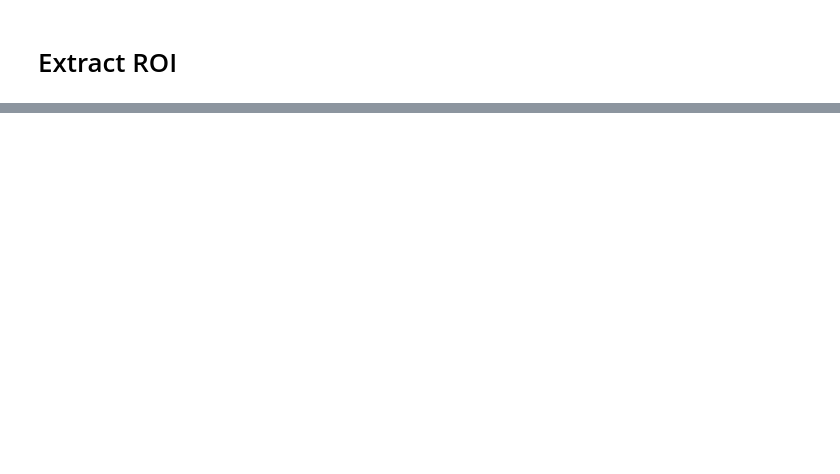
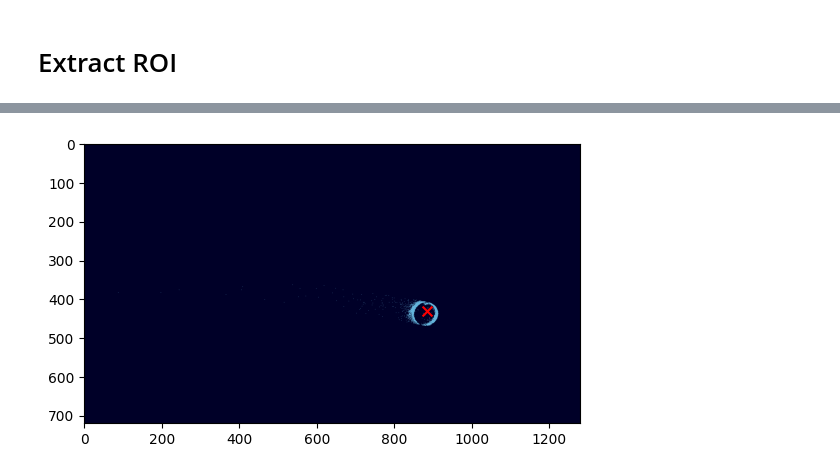
Before and after one commit to leviN1998/Master_Thesis, a Jupyter notebook: notebooks/6.0-lk-cut-ball_gun-recording.ipynb, the cells around one changed output, grey strips where cells are left out. Cells and saved outputs as stored; diff of their text form; code cells hidden in the pictures; blank space fills up the shorter version.

```diff
--- a/notebooks/6.0-lk-cut-ball_gun-recording.ipynb
+++ b/notebooks/6.0-lk-cut-ball_gun-recording.ipynb
@@ -405,9 +414,10 @@ Saved spike 2 with 519866 events.
 # %%
 i = 0
-for i in range(1):
+# for i in tqdm(range(len(filenames))):
+for i in range(29, 30, 1):
     filename_full = filenames[i]
     spike = 0
-    for spike in range(10):
+    for spike in tqdm(range(4)):
         filename = f"/home/lkolmar/Documents/metavision/recordings/dataset_full_ball-gun/cut/spike_{spike}_{filename_full}"
 
         buf = eventIO.load_hdf5(filename)
@@ -471,0 +554,23 @@ print(frames[0].shape)
+# %%
+# extract positions
+filename = f"/home/lkolmar/Documents/metavision/recordings/dataset_full_ball-gun/cut/{cut_name}"
+buf = eventIO.load_hdf5(filename)
+
+width = 1280
+height = 720
+timeframe_us = 1000
+ev_it = eventIO.EventIterator(eventIO.buffer_to_array(buf), tw_us=timeframe_us)
+last_pos = (0, 0)
+sensor_size = (width, height)
+output = []
+
+for evs in ev_it:
+    y, x, img_norm = track_ball(evs)
+
+    if np.isnan(x):
+        x = y = float("nan")
+
+    last_pos = (x, y)
+    ev_frame = event_representations.events_to_image(evs["x"], evs["y"], evs["t"], evs["p"], sensor_size=sensor_size)
+    img = event_representations.ev_frame_to_img(ev_frame)
+    output.append((img, (x, y)))
@@ -471,0 +625,11 @@ print(frames[0].shape)
+# %%
+# Add manual corrections here
+output[output_idx] = (output[output_idx][0], position)
+# %%
+position = (885, 430)
+output_idx = 120
+plt.imshow(output[output_idx][0])
+plt.scatter([position[0]], [position[1]], color='red', s=50, marker='x')
+plt.show()
+# %% [output]
+[figure, added]
```
Also changed, not shown: parts of 15 cells of this notebook, 2 other files.
